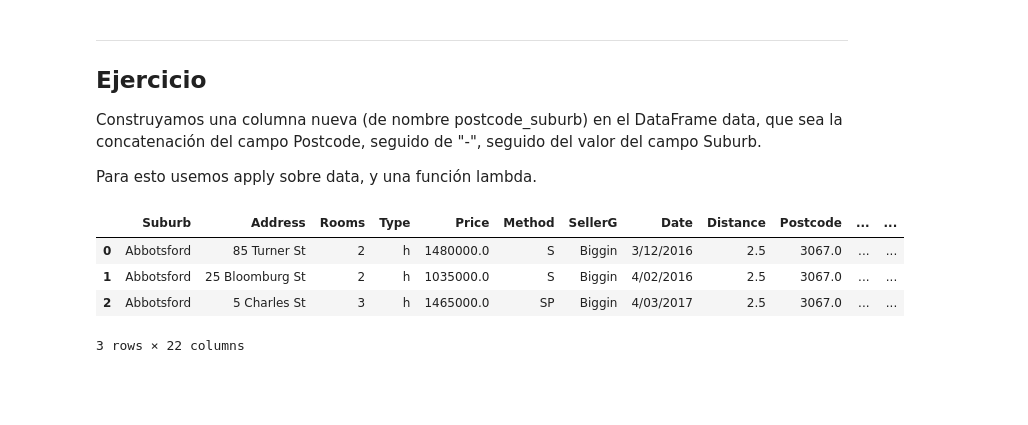
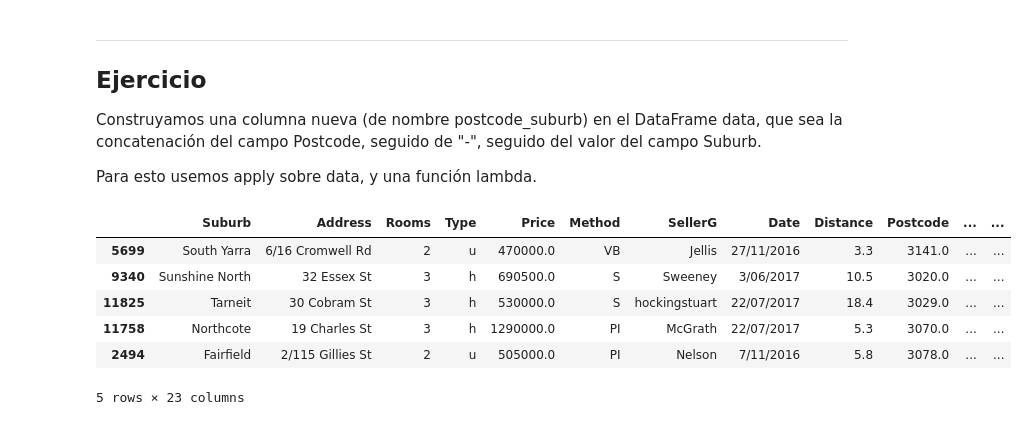
Before and after one commit to Facundo-Peloso/Practica-de-Clases, a Jupyter notebook: clase_09/dsad_2021/M2/CLASE_09_LimpiezaDeDatos/Notebooks/2_lambda_apply.ipynb, the cells around one changed output. Cells and saved outputs as stored; diff of their text form; code cells hidden in the pictures; blank space fills up the shorter version.

```diff
--- a/clase_09/dsad_2021/M2/CLASE_09_LimpiezaDeDatos/Notebooks/2_lambda_apply.ipynb
+++ b/clase_09/dsad_2021/M2/CLASE_09_LimpiezaDeDatos/Notebooks/2_lambda_apply.ipynb
@@ -351,16 +333,24 @@ Construyamos una columna nueva (de nombre postcode_suburb) en el DataFrame data,
 
 Para esto usemos apply sobre data, y una función lambda.
 # %%
-postcode_suburb =data.apply(lambda x: str(x['Postcode']) + '-' + x['Suburb'] , axis=1)
+postcode_suburb =data.apply(lambda x: str(int(x['Postcode'])) + '-' + x['Suburb'] , axis=1)
 
 postcode_suburb
 
 data['postcode_suburb']=postcode_suburb
 
-data.head(3)
+#data.head(3)
+
+#data['Landsize'].head(3)
+
+data['Precio_m2']=data.apply(lambda x: np.NaN if ((x['Landsize']  is np.NaN) | (x['Landsize']==0)) else x['Price']/x['Landsize'], axis=1)
+
+data.sample(5)
 # %% [output]
 |  | Suburb | Address | Rooms | Type | Price | Method | SellerG | Date | Distance | Postcode | ... | ... |
-| 0 | Abbotsford | 85 Turner St | 2 | h | 1480000.0 | S | Biggin | 3/12/2016 | 2.5 | 3067.0 | ... | ... |
-| 1 | Abbotsford | 25 Bloomburg St | 2 | h | 1035000.0 | S | Biggin | 4/02/2016 | 2.5 | 3067.0 | ... | ... |
-| 2 | Abbotsford | 5 Charles St | 3 | h | 1465000.0 | SP | Biggin | 4/03/2017 | 2.5 | 3067.0 | ... | ... |
+| 5699 | South Yarra | 6/16 Cromwell Rd | 2 | u | 470000.0 | VB | Jellis | 27/11/2016 | 3.3 | 3141.0 | ... | ... |
+| 9340 | Sunshine North | 32 Essex St | 3 | h | 690500.0 | S | Sweeney | 3/06/2017 | 10.5 | 3020.0 | ... | ... |
+| 11825 | Tarneit | 30 Cobram St | 3 | h | 530000.0 | S | hockingstuart | 22/07/2017 | 18.4 | 3029.0 | ... | ... |
+| 11758 | Northcote | 19 Charles St | 3 | h | 1290000.0 | PI | McGrath | 22/07/2017 | 5.3 | 3070.0 | ... | ... |
+| 2494 | Fairfield | 2/115 Gillies St | 2 | u | 505000.0 | PI | Nelson | 7/11/2016 | 5.8 | 3078.0 | ... | ... |
-3 rows × 22 columns
+5 rows × 23 columns
```
Also changed, not shown: parts of 2 cells of this notebook, 31 other files.
